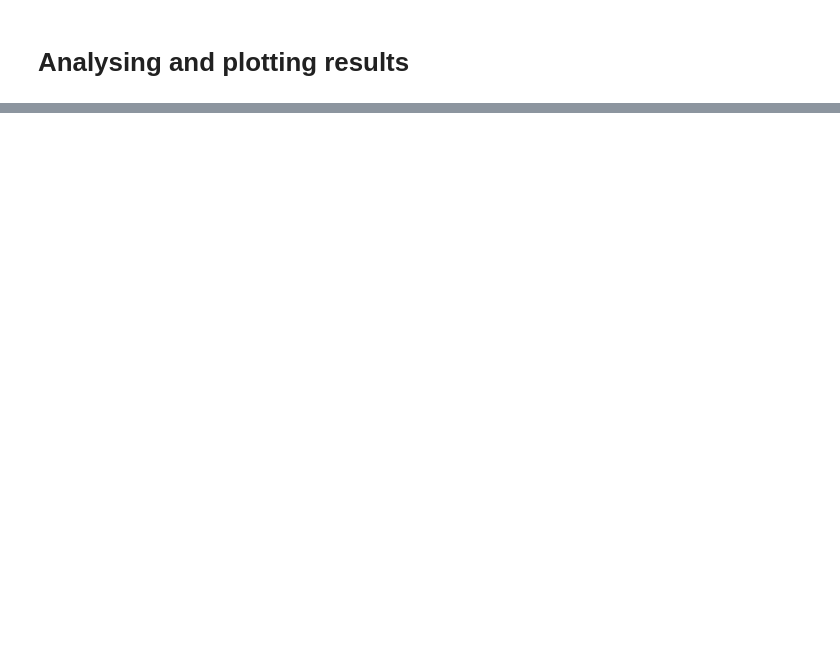
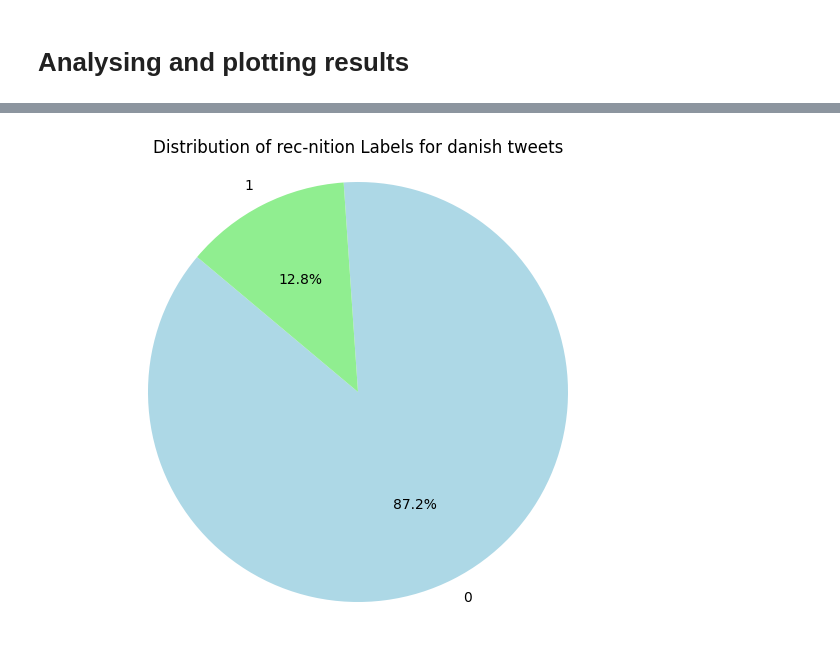
Before and after one commit to idadencker/STANDBY, a Jupyter notebook: Rec-nition and attack on twitter data/Scripts/Applying_algorithms.ipynb, the cells around one changed output, grey strips where cells are left out. Drawn from its saved outputs; the diff is of its cells as text; code cells hidden in the pictures; blank space fills up the shorter version.

```diff
--- a/Rec-nition and attack on twitter data/Scripts/Applying_algorithms.ipynb
+++ b/Rec-nition and attack on twitter data/Scripts/Applying_algorithms.ipynb
@@ -4,0 +585,18 @@
+# %%
+#pie chart of rec-nition label
+
+label_counts = scored_tweets['rec-nition'].value_counts()
+
+# Define a color map for emotion categories
+color_map = {
+    1: 'lightgreen',
+    0: 'lightblue'}
+
+# Plotting the pie chart for all
+plt.figure(figsize=(8, 6))
+plt.pie(label_counts, labels=label_counts.index, autopct='%1.1f%%', startangle=140, colors=[color_map[label] for label in label_counts.index])
+plt.title('Distribution of rec-nition Labels for danish tweets')
+plt.axis('equal')  # Equal aspect ratio ensures that pie is drawn as a circle.
+plt.show()
+# %% [output]
+[figure, added]
```
Also changed, not shown: parts of 18 cells of this notebook, 8 other files.
